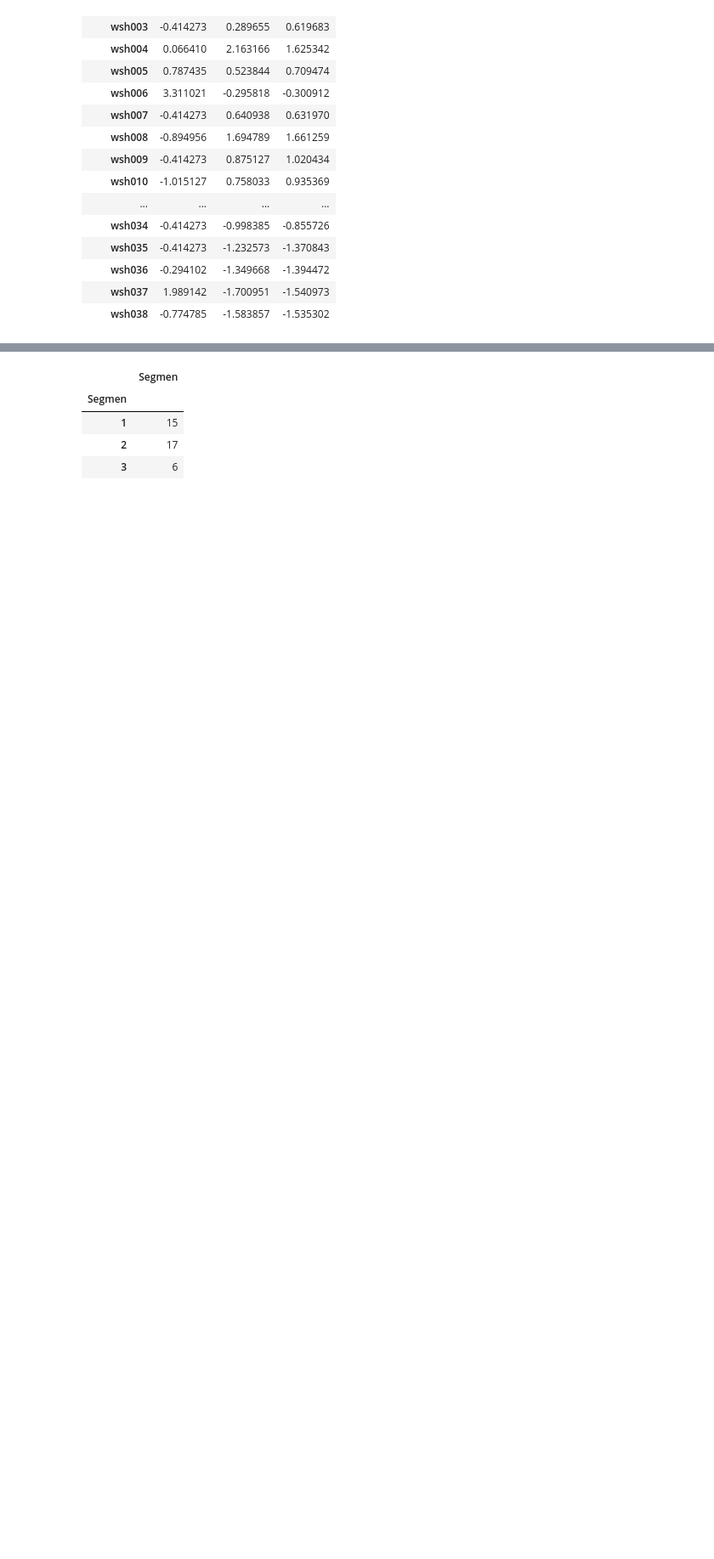
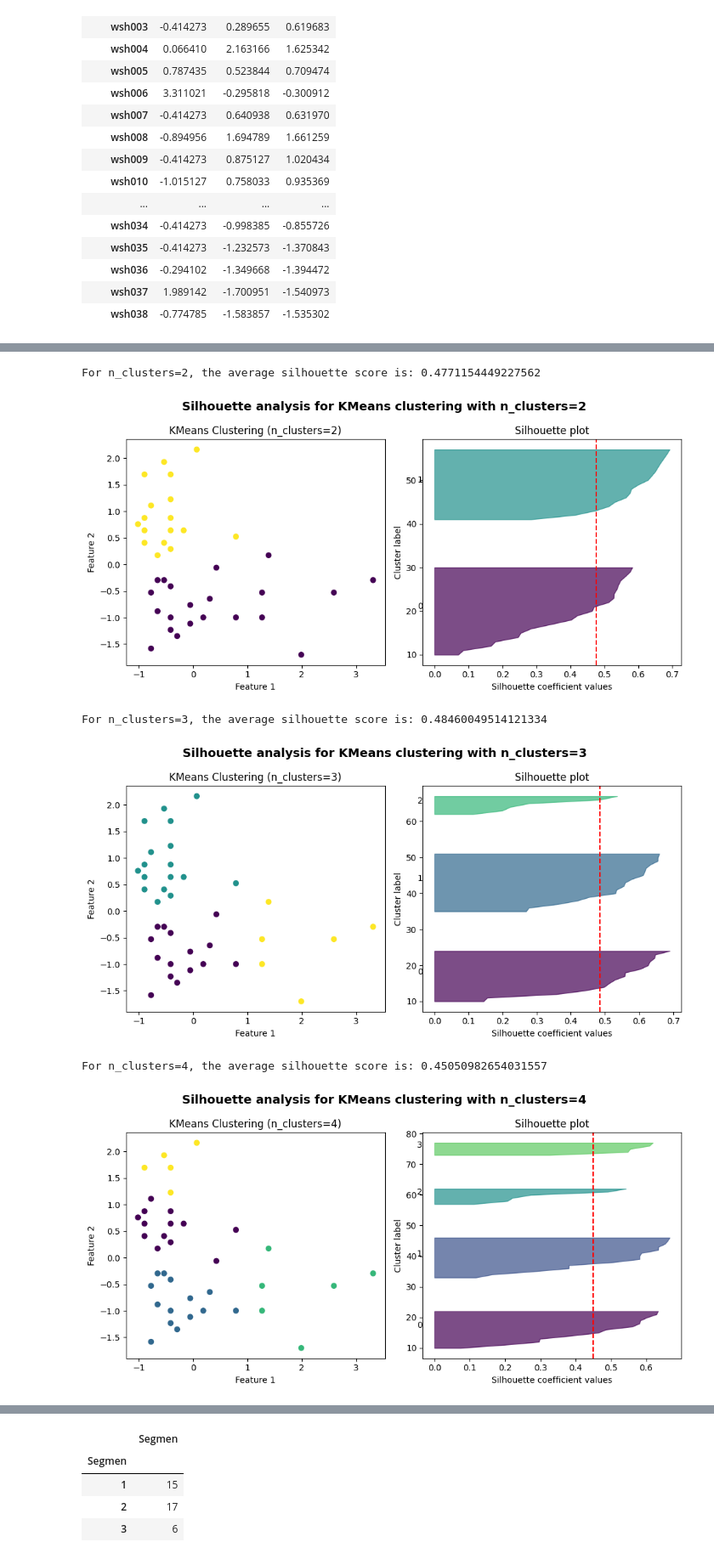
Before and after one commit to handriszaar11/tugasakhir, a Jupyter notebook: segmentation.ipynb, the cells around one changed output, grey strips where cells are left out. Shown at 85% size. Cells and saved outputs as stored; diff of their text form; code cells hidden in the pictures; blank space fills up the shorter version.

```diff
--- a/segmentation.ipynb
+++ b/segmentation.ipynb
@@ -369,0 +370,75 @@ sns.pointplot(x=list(sse.keys()), y=list(sse.values()), ax=ax)
+# %%
+import numpy as np
+import matplotlib.pyplot as plt
+from sklearn.cluster import KMeans
+from sklearn.metrics import silhouette_samples, silhouette_score
+
+# Assuming df_rfm_normalized is your DataFrame with normalized data
+# Replace this with your actual data
+df_rfm_normalized = df_RFM_normalized
+
+# Range of clusters to evaluate
+range_n_clusters = range(2, 11)
+
+# List to store silhouette scores
+silhouette_scores = []
+
+for n_clusters in range_n_clusters:
+    # Initialize KMeans with n_clusters
+    kmeans = KMeans(n_clusters=n_clusters, random_state=42)
+    cluster_labels = kmeans.fit_predict(df_rfm_normalized)
+
+    # Calculate silhouette score
+    silhouette_avg = silhouette_score(df_rfm_normalized, cluster_labels)
+    silhouette_scores.append(silhouette_avg)
+    print(f"For n_clusters={n_clusters}, the average silhouette score is: {silhouette_avg}")
+
+    # Compute silhouette samples
+    sample_silhouette_values = silhouette_samples(df_rfm_normalized, cluster_labels)
+
+    # Create subplot for silhouette plot
+    plt.figure(figsize=(10, 5))
+    plt.subplot(1, 2, 1)
+    plt.scatter(df_rfm_normalized.iloc[:, 0], df_rfm_normalized.iloc[:, 1], c=cluster_labels, cmap='viridis')
+    plt.title(f"KMeans Clustering (n_clusters={n_clusters})")
+    plt.xlabel("Feature 1")
+    plt.ylabel("Feature 2")
+
+    # Create subplot for silhouette coefficients
+    plt.subplot(1, 2, 2)
+    y_lower = 10
+    for i in range(n_clusters):
+        ith_cluster_silhouette_values = sample_silhouette_values[cluster_labels == i]
+        ith_cluster_silhouette_values.sort()
+        size_cluster_i = ith_cluster_silhouette_values.shape[0]
+        y_upper = y_lower + size_cluster_i
+
+        color = plt.cm.viridis(float(i) / n_clusters)
+        plt.fill_betweenx(np.arange(y_lower, y_upper), 0, ith_cluster_silhouette_values, facecolor=color, edgecolor=color, alpha=0.7)
+        plt.text(-0.05, y_lower + 0.5 * size_cluster_i, str(i))
+        y_lower = y_upper + 10
+
+    plt.axvline(x=silhouette_avg, color='red', linestyle='--')
+    plt.title("Silhouette plot")
+    plt.xlabel("Silhouette coefficient values")
+    plt.ylabel("Cluster label")
+
+    plt.suptitle(f"Silhouette analysis for KMeans clustering with n_clusters={n_clusters}", fontsize=14, fontweight='bold')
+    plt.tight_layout()
+    plt.show()
+
+# Plotting silhouette scores
+plt.figure(figsize=(8, 5))
+plt.bar(range_n_clusters, silhouette_scores)
+plt.xlabel("Number of clusters")
+plt.ylabel("Silhouette Score")
+plt.title("Silhouette Scores for Different Numbers of Clusters")
+plt.xticks(range_n_clusters)
+plt.show()
+# %% [output]
+For n_clusters=2, the average silhouette score is: 0.4771154449227562
+[figure, added]
+For n_clusters=3, the average silhouette score is: 0.48460049514121334
+[figure, added]
+For n_clusters=4, the average silhouette score is: 0.45050982654031557
+[figure, added]
```
Also changed, not shown: parts of 5 cells of this notebook, 6 other files.
